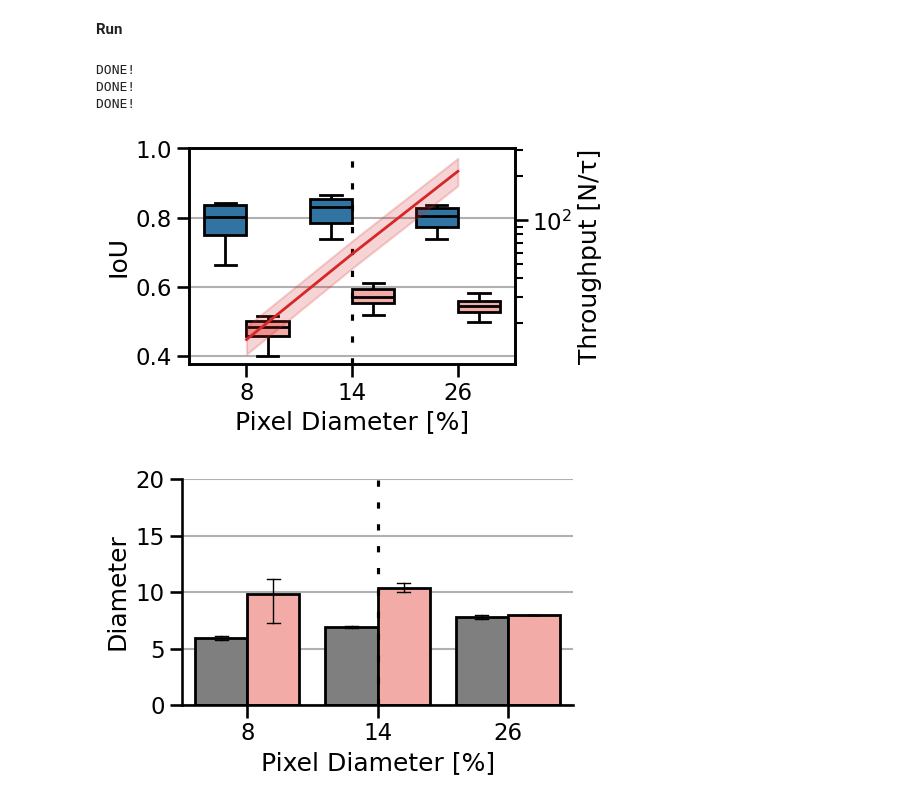
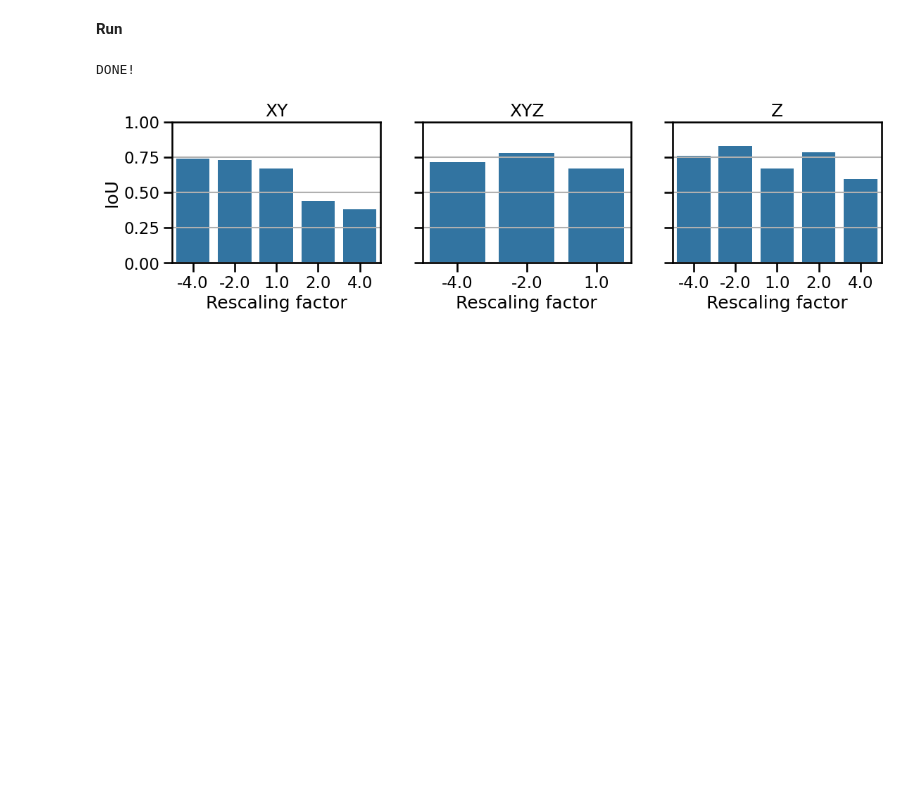
Before and after one commit to HenriquesLab/ReScale4DL, a Jupyter notebook: Notebooks/Evaluate_Segmentation_3D.ipynb, the cells around one changed output. Saved outputs shown, nothing was run; the diff lists cells and outputs as text; code cells hidden in the pictures; blank space fills up the shorter version.

```diff
--- a/Notebooks/Evaluate_Segmentation_3D.ipynb
+++ b/Notebooks/Evaluate_Segmentation_3D.ipynb
@@ -128,8 +132,9 @@ Example dataset: "Deepbacs_Semantic_Segmentation" (The example in this section e
 - IoU and Theoretical Throughput accross scales
 - Barplot with diameter distributions for the ground truth and the segmentation results
 # %%
-ANALYSIS_DIR = "/Users/esti/Documents/PROYECTOS/DOWNSAMPLING/ReScale4DL/Examples/segmentation_results"
-DATASET = "Deepbacs_Semantic_Segmentation"
+# Plot segmentation example for a specific dataset and sampling method if save_images is True in the analyse function.
+ANALYSIS_DIR = '/Users/esti/Documents/PROYECTOS/DOWNSAMPLING/EXPERIMENTS/3DUNET/Results/organised4evaluation'
+DATASET = "3DUNET"
 ORIGINAL_DATASET_FOLDERNAME = "OG"
 OUTPUT_DIR = os.path.join(ANALYSIS_DIR, DATASET, "Results", "plots")
 # %% [markdown]
@@ -137,30 +142,20 @@ OUTPUT_DIR = os.path.join(ANALYSIS_DIR, DATASET, "Results", "plots")
 # %%
 ## Run
 dataset_name_match_dict = {DATASET: DATASET}
 fig_name = f"IoU for {DATASET}"
 y_axis = "IoU"
 os.makedirs(OUTPUT_DIR, exist_ok=True)
 
-## Boxplot of accuracy metrics
-generate_binary_semantic_box_plot(ANALYSIS_DIR,
+## Plot of accuracy metrics
+generate_binary_semantic_box_plot_3D(ANALYSIS_DIR,
                                   DATASET,
-                                DATASET,
-                                fig_name,
-                                y_axis,
-                                thoughput_plot=True,
-                                y_axis_2 = "Obj_per_FOV_mean",
-                                metrics_csv_path=IMAGE_SIZES,
-                                 )
-
-## Barplot of the diameter
-fig_name = f"Diameter barplot for {DATASET}"
-generate_semantic_gt_pred_bar_plot(ANALYSIS_DIR,
-                           DATASET,
-                           fig_name,
-                           output_path=OUTPUT_DIR)
+                                  DATASET,
+                                  fig_name,
+                                  y_axis,
+                                  thoughput_plot=False,
+                                  y_axis_2 = "Obj_per_FOV_mean",
+                                  plot_type="barplot"
+                                  )
 # %% [output]
 DONE!
-DONE!
-DONE!
-[figure, old version]
+[figure, new version]
-[figure, removed]
```
Also changed, not shown: parts of 15 cells of this notebook, 7 other files.
